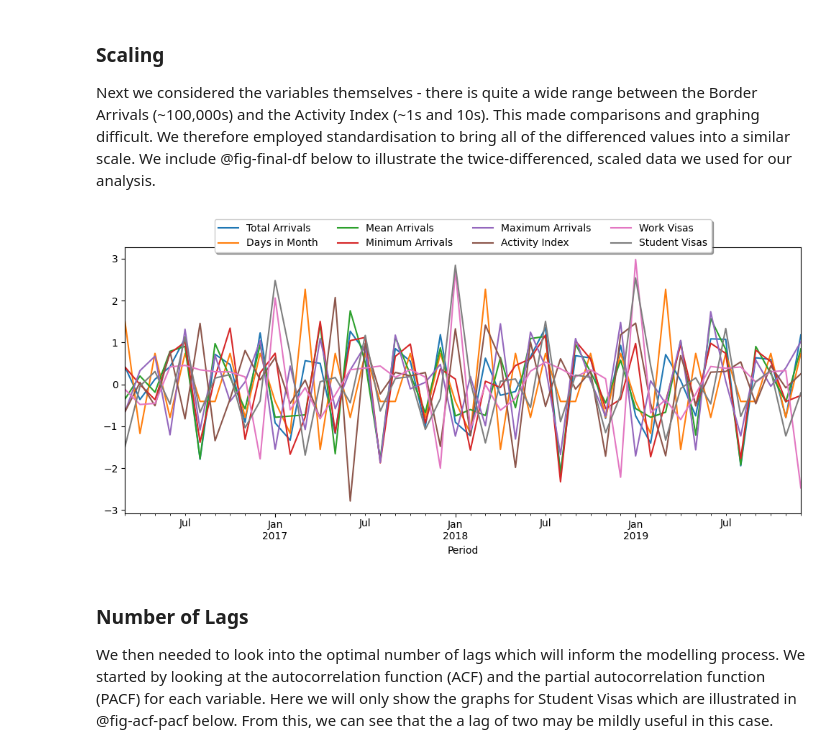
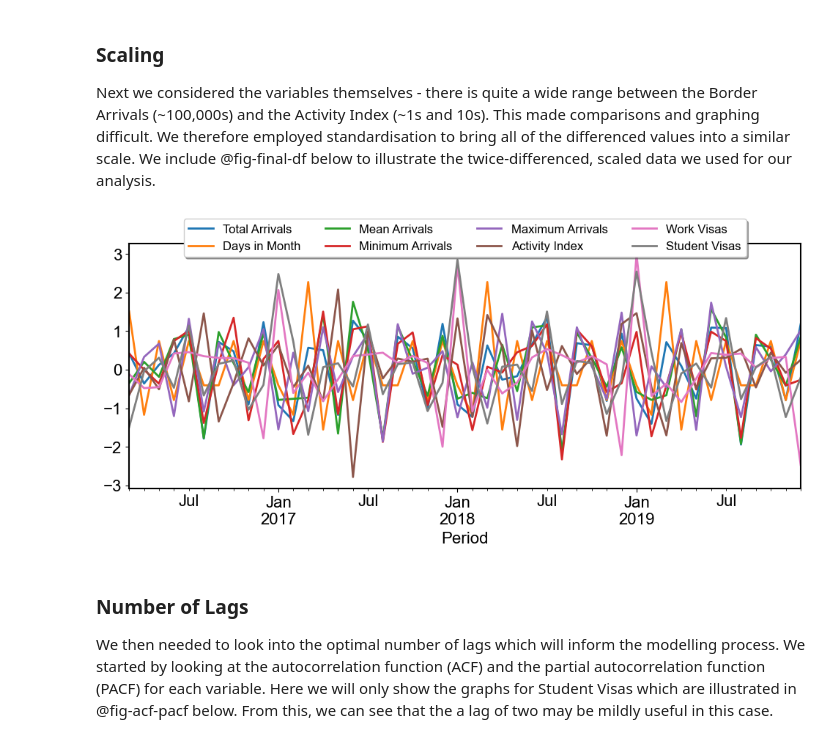
Before and after one commit to Avelas/DATA471_2302_TS_PROJ, a Jupyter notebook: DATA471_ts_proj.ipynb, the cells around one changed output. Drawn from its saved outputs; the diff is of its cells as text; code cells hidden in the pictures.

```diff
--- a/DATA471_ts_proj.ipynb
+++ b/DATA471_ts_proj.ipynb
@@ -979,6 +987,17 @@ nice_names = {'total_border':'Total Arrivals',
                 'activity':'Activity Index',
                 'work_visas':'Work Visas',
                 'student_visas':'Student Visas'}
+# %%
+from matplotlib import rc, rcParams
+
+font = {'family' : 'arial',
+        'weight' : 'normal',
+        'size' : 16}
+
+rcParams['axes.linewidth'] = 1.5
+rcParams['lines.linewidth'] = 2
+rc('font', **font)
+rcParams['legend.fontsize'] = 12
 # %%
 #| include: True
 #| tbl-cap: High-level Dataset Metadata
@@ -1214,15 +1243,15 @@ Next we considered the variables themselves - there is quite a wide range betwee
 # %%
 #| include: True
 #| label: fig-final-df
 #| fig-cap: Final differenced and scaled dataset
 
 f, ax = plt.subplots(1, 1, figsize=(10, 5))
 df2_t.rename(nice_names, axis=1).plot(ax=ax)
-ax.legend(ncol=4, loc='upper center', bbox_to_anchor=(0.5, 1.125), fancybox=True, shadow=True)
+ax.legend(ncol=4, loc='upper center', bbox_to_anchor=(0.5, 1.125), fancybox=True, shadow=True, fontsize=12)
 plt.tight_layout()
 plt.show()
 # %% [output]
-[figure, old version]
+[figure, new version]
 # %% [markdown]
 ### Number of Lags
 We then needed to look into the optimal number of lags which will inform the modelling process. We started by looking at the autocorrelation function (ACF) and the partial autocorrelation function (PACF) for each variable. Here we will only show the graphs for Student Visas which are illustrated in @fig-acf-pacf below. From this, we can see that the a lag of two may be mildly useful in this case.
```
Also changed, not shown: parts of 29 cells of this notebook, 1 other file.
